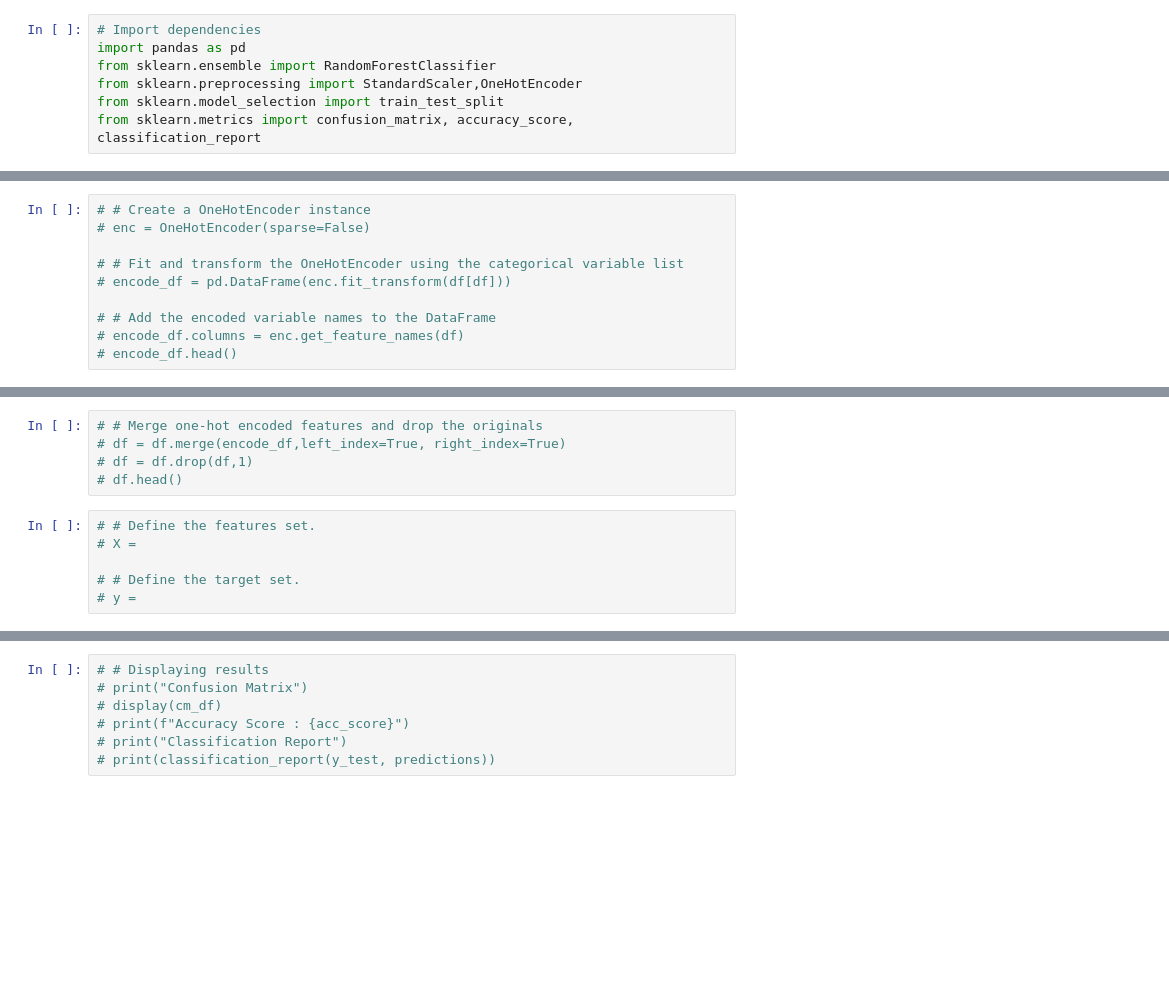
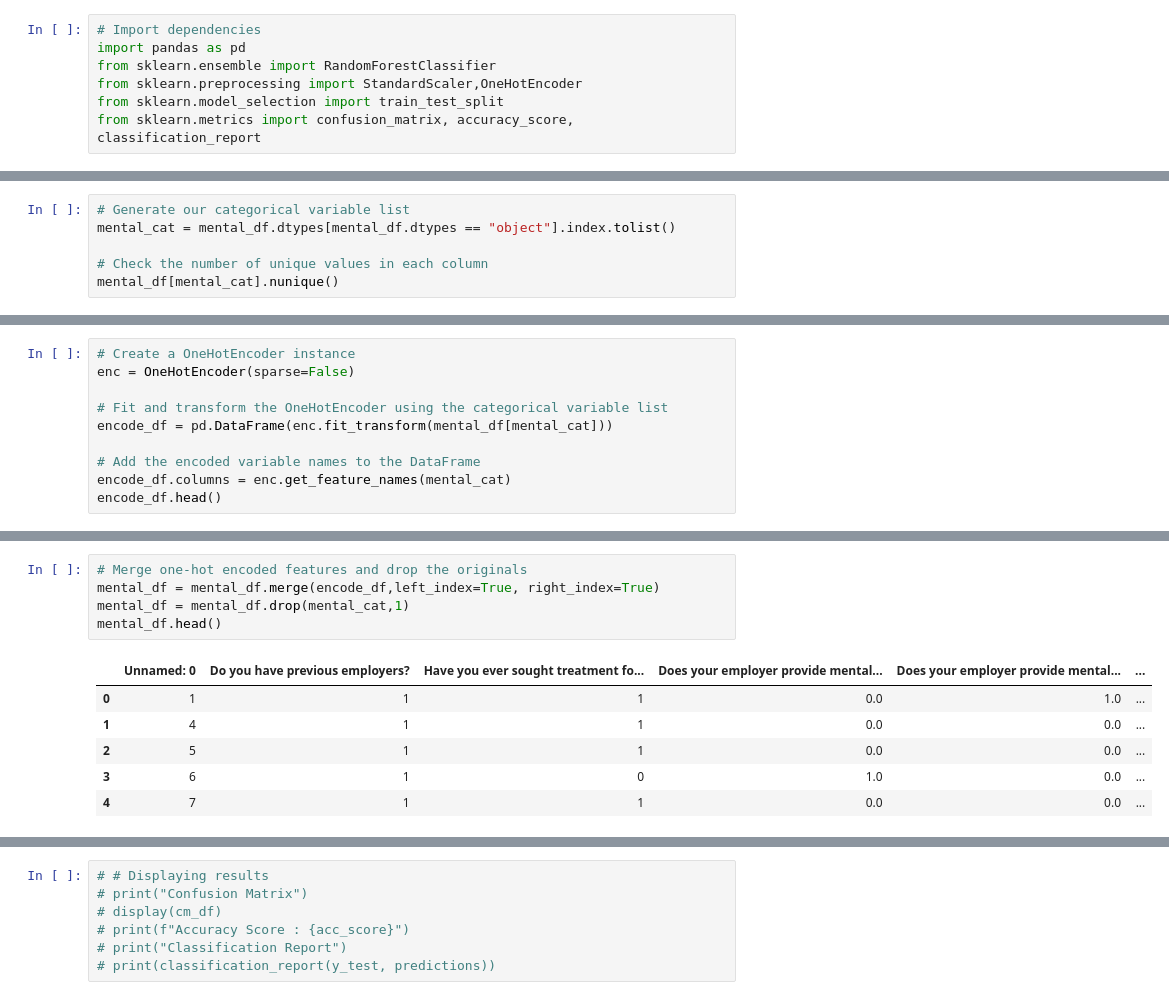
Before and after one commit to hillarykrumbholz/Mental_Health_in_Tech, a Jupyter notebook: Random_Forest_Model.ipynb, the cells around one changed output, grey strips where cells are left out. Drawn from its saved outputs; the diff is of its cells as text; blank space fills up the shorter version.

```diff
--- a/Random_Forest_Model.ipynb
+++ b/Random_Forest_Model.ipynb
@@ -9,0 +27,6 @@ from sklearn.metrics import confusion_matrix, accuracy_score, classification_rep
+# %%
+# Generate our categorical variable list
+mental_cat = mental_df.dtypes[mental_df.dtypes == "object"].index.tolist()
+
+# Check the number of unique values in each column
+mental_df[mental_cat].nunique()
@@ -10,10 +51,10 @@ from sklearn.metrics import confusion_matrix, accuracy_score, classification_rep
 # %%
-# # Create a OneHotEncoder instance
-# enc = OneHotEncoder(sparse=False)
+# Create a OneHotEncoder instance
+enc = OneHotEncoder(sparse=False)
 
-# # Fit and transform the OneHotEncoder using the categorical variable list
-# encode_df = pd.DataFrame(enc.fit_transform(df[df]))
+# Fit and transform the OneHotEncoder using the categorical variable list
+encode_df = pd.DataFrame(enc.fit_transform(mental_df[mental_cat]))
 
-# # Add the encoded variable names to the DataFrame
-# encode_df.columns = enc.get_feature_names(df)
-# encode_df.head()
+# Add the encoded variable names to the DataFrame
+encode_df.columns = enc.get_feature_names(mental_cat)
+encode_df.head()
@@ -20,11 +68,12 @@ from sklearn.metrics import confusion_matrix, accuracy_score, classification_rep
 # %%
-# # Merge one-hot encoded features and drop the originals
-# df = df.merge(encode_df,left_index=True, right_index=True)
-# df = df.drop(df,1)
-# df.head()
+# Merge one-hot encoded features and drop the originals
+mental_df = mental_df.merge(encode_df,left_index=True, right_index=True)
+mental_df = mental_df.drop(mental_cat,1)
+mental_df.head()
+# %% [output]
+|  | Unnamed: 0 | Do you have previous employers? | Have you ever sought treatment fo... | Does your employer provide mental... | Does your employer provide mental... | ... |
+| 0 | 1 | 1 | 1 | 0.0 | 1.0 | ... |
+| 1 | 4 | 1 | 1 | 0.0 | 0.0 | ... |
+| 2 | 5 | 1 | 1 | 0.0 | 0.0 | ... |
+| 3 | 6 | 1 | 0 | 1.0 | 0.0 | ... |
+| 4 | 7 | 1 | 1 | 0.0 | 0.0 | ... |
-# %%
-# # Define the features set.
-# X =
-
-# # Define the target set.
-# y =
```
Also changed, not shown: parts of 11 cells of this notebook, 1 other file.
